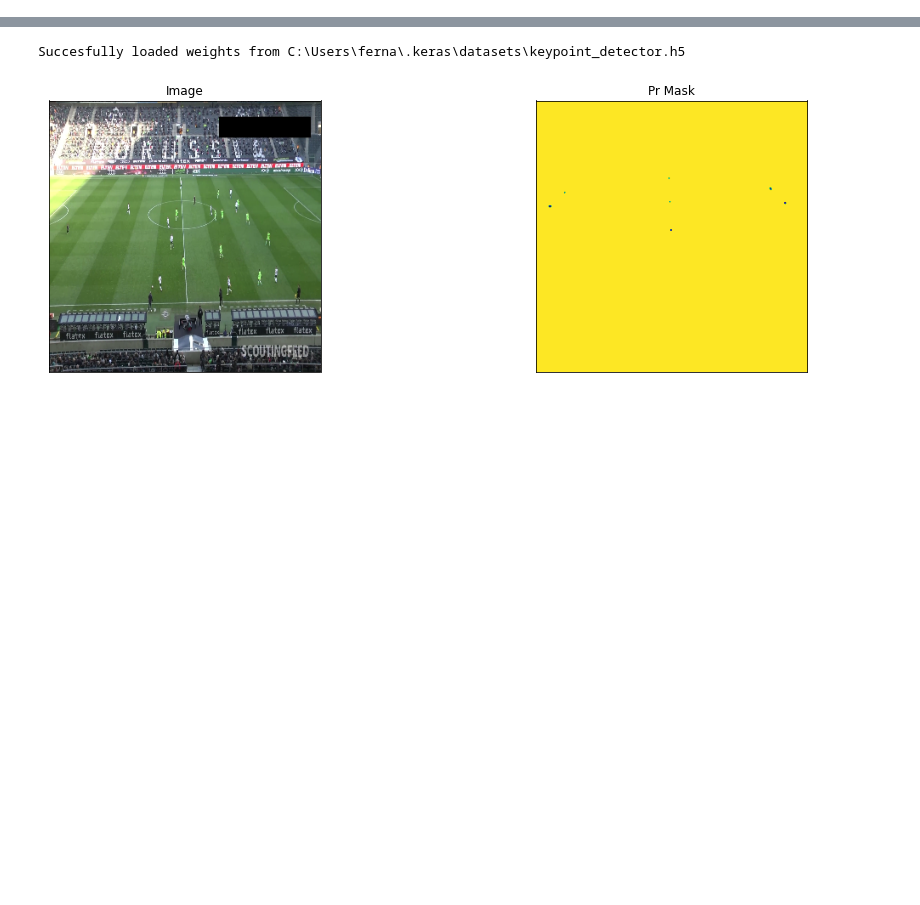
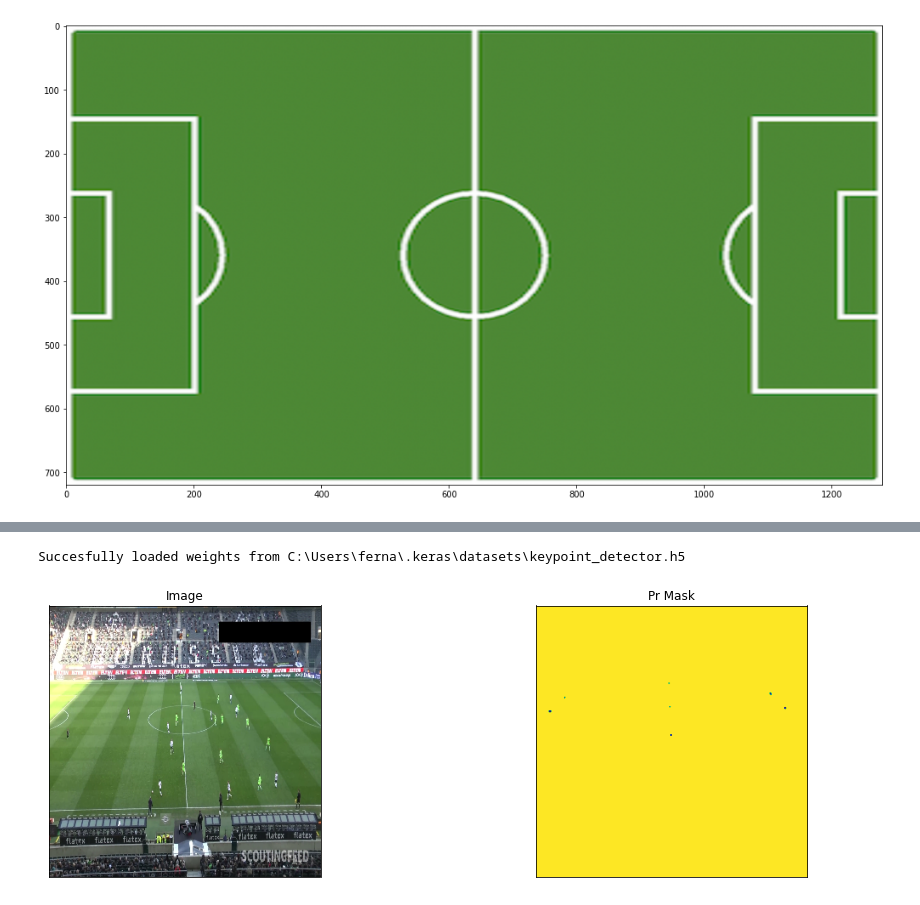
Before and after one commit to fernandocfbf/efootball, a Jupyter notebook: efootball/src/experiments/narya_model.ipynb, the cells around one changed output, grey strips where cells are left out. Saved outputs shown, nothing was run; the diff lists cells and outputs as text; code cells hidden in the pictures; blank space fills up the shorter version.

Commit message:
feat: adding class to apply field homography

```diff
--- a/efootball/src/experiments/narya_model.ipynb
+++ b/efootball/src/experiments/narya_model.ipynb
@@ -1,3 +5,9 @@
+# %%
+model = HomographyProjection(backbone="efficientnetb3", num_classes=29, input_shape=(320,320))
+# %%
+model.visualize_template()
+# %% [output]
+[figure, added]
 # %%
 import os
 os.environ['KMP_DUPLICATE_LIB_OK']='True'
```
Also changed, not shown: parts of 9 cells of this notebook, 12 other files.
